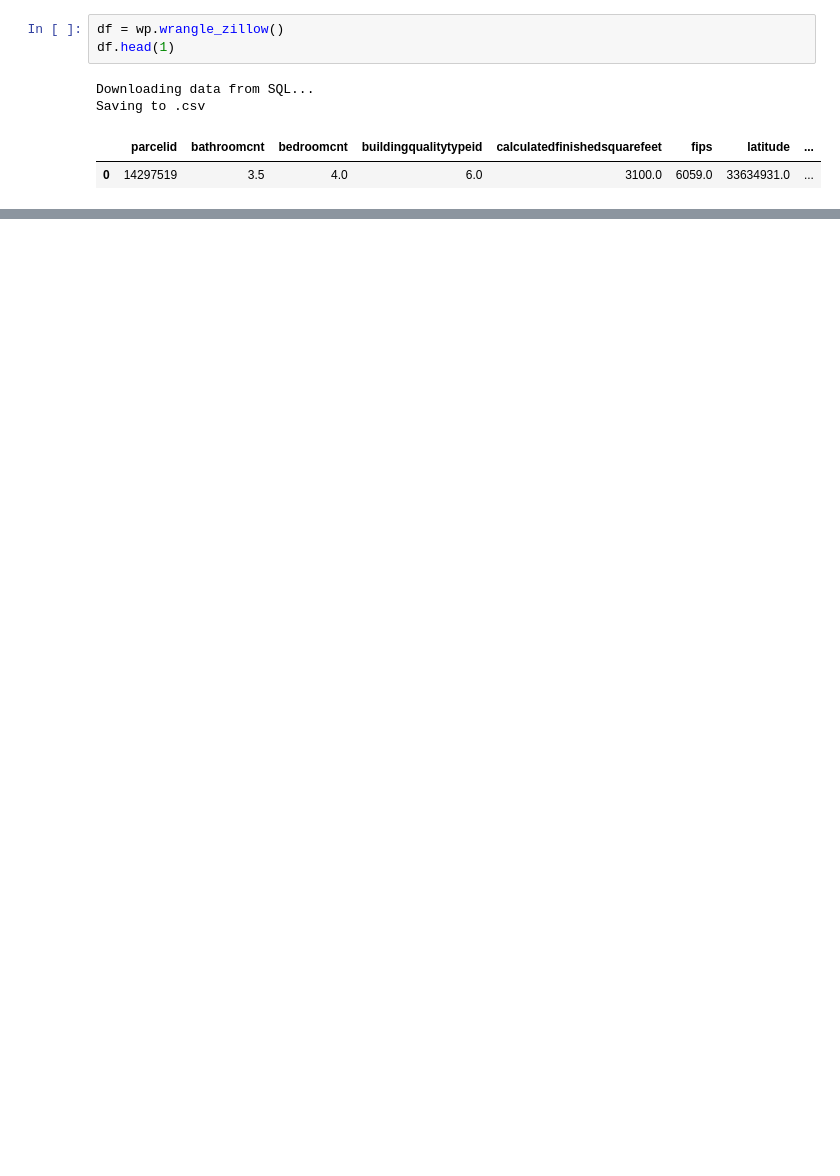
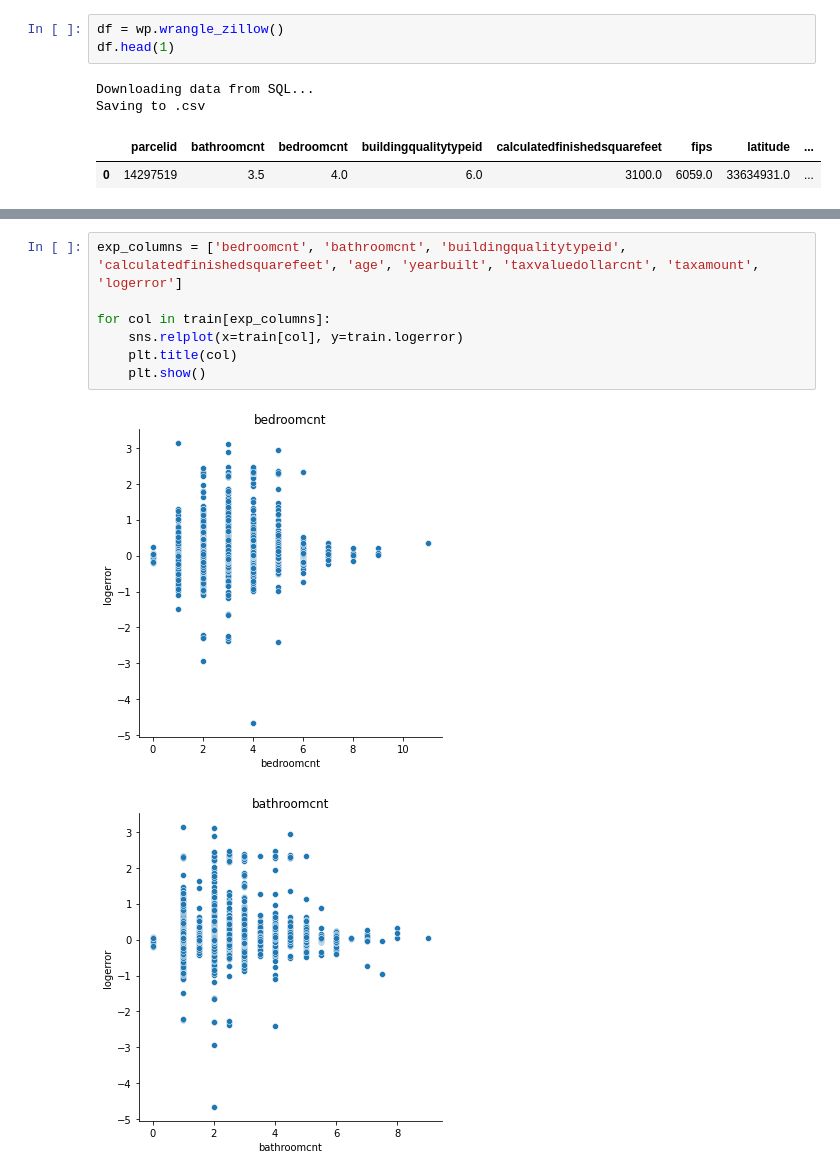
Before and after one commit to BraedenWright/clustering-project, a Jupyter notebook: clustering_zillow_project.ipynb, the cells around one changed output, grey strips where cells are left out. Cells and saved outputs as stored; diff of their text form; blank space fills up the shorter version.

```diff
--- a/clustering_zillow_project.ipynb
+++ b/clustering_zillow_project.ipynb
@@ -83,0 +243,10 @@ Saving to .csv
+# %%
+exp_columns = ['bedroomcnt', 'bathroomcnt', 'buildingqualitytypeid', 'calculatedfinishedsquarefeet', 'age', 'yearbuilt', 'taxvaluedollarcnt', 'taxamount', 'logerror']
+
+for col in train[exp_columns]:
+    sns.relplot(x=train[col], y=train.logerror)
+    plt.title(col)
+    plt.show()
+# %% [output]
+[figure, added]
+[figure, added]
```
Also changed, not shown: parts of 22 cells of this notebook, 2 other files.
